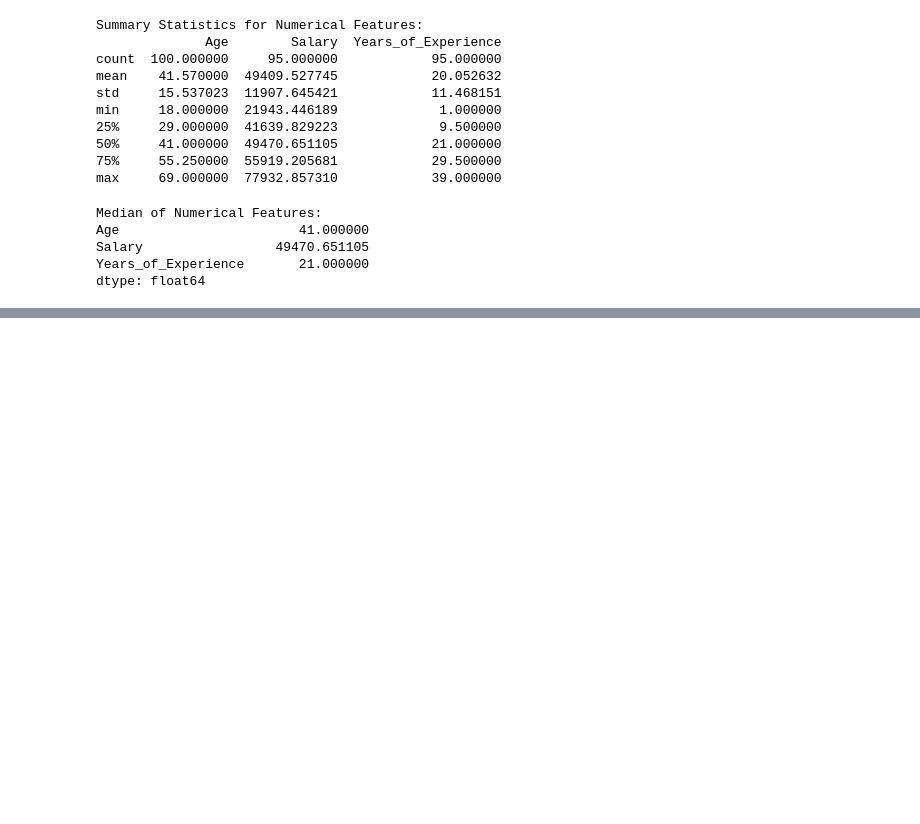
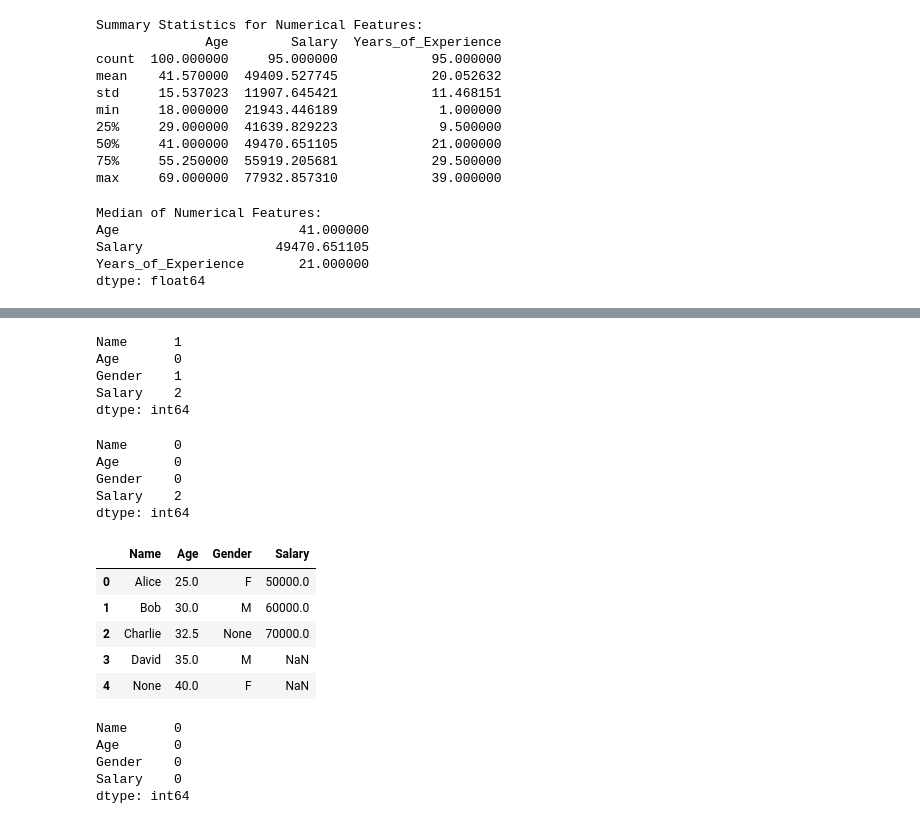
Before and after one commit to mrinmoycyber/Learning, a Jupyter notebook: Machine Learning/Short_ML_course/EDA/Eda.ipynb, the cells around one changed output, grey strips where cells are left out. Drawn from its saved outputs; the diff is of its cells as text; code cells hidden in the pictures; blank space fills up the shorter version.

Commit message:
Steps for Handling missing data.

```diff
--- a/Machine Learning/Short_ML_course/EDA/Eda.ipynb
+++ b/Machine Learning/Short_ML_course/EDA/Eda.ipynb
@@ -128,3 +163,18 @@ dtype: float64
 ![median.PNG](embedded-picture-2)
 
 ![mode.PNG](embedded-picture-3)
+# %%
+#Handling missing values
+import pandas as pd
+
+# Example data
+data = {
+    'Name': ['Alice', 'Bob', 'Charlie', 'David', None],
+    'Age': [25, 30, None, 35, 40],
+    'Gender': ['F', 'M', None, 'M', 'F'],
+    'Salary': [50000, 60000, 70000, None, None]
+}
+
+df = pd.DataFrame(data)
+print("Original Dataset:")
+print(df)
@@ -130,0 +212,48 @@ dtype: float64
+# %%
+#Imputation for numerical columns
+mean_imputer = SimpleImputer(strategy = 'mean')
+df['Age'] = mean_imputer.fit_transform(df[['Age']])
+print(df.isnull().sum())
+# %% [output]
+Name      1
+Age       0
+Gender    1
+Salary    2
+dtype: int64
+# %%
+# Ensure that missing values are represented as NaN (not None)
+df['Name'] = df['Name'].replace({None: np.nan})
+df['Gender'] = df['Gender'].replace({None: np.nan})
+# %%
+# Imputation for categorical columns
+mode_imputer = SimpleImputer(strategy='most_frequent')
+df[['Gender', 'Name']] = mode_imputer.fit_transform(df[['Gender', 'Name']])
+print(df.isnull().sum())
+# %% [output]
+Name      0
+Age       0
+Gender    0
+Salary    2
+dtype: int64
+# %%
+df
+# %% [output]
+|  | Name | Age | Gender | Salary |
+| 0 | Alice | 25.0 | F | 50000.0 |
+| 1 | Bob | 30.0 | M | 60000.0 |
+| 2 | Charlie | 32.5 | None | 70000.0 |
+| 3 | David | 35.0 | M | NaN |
+| 4 | None | 40.0 | F | NaN |
+# %%
+# Dropping rows with missing salary
+#df = df.dropna(subset=['Salary'])
+# Impute misssing salary with median
+median_imputer = SimpleImputer(strategy = 'median')
+df['Salary'] = median_imputer.fit_transform(df[['Salary']])
+print(df.isnull().sum())
+# %% [output]
+Name      0
+Age       0
+Gender    0
+Salary    0
+dtype: int64
```
Also changed, not shown: parts of 7 cells of this notebook.
